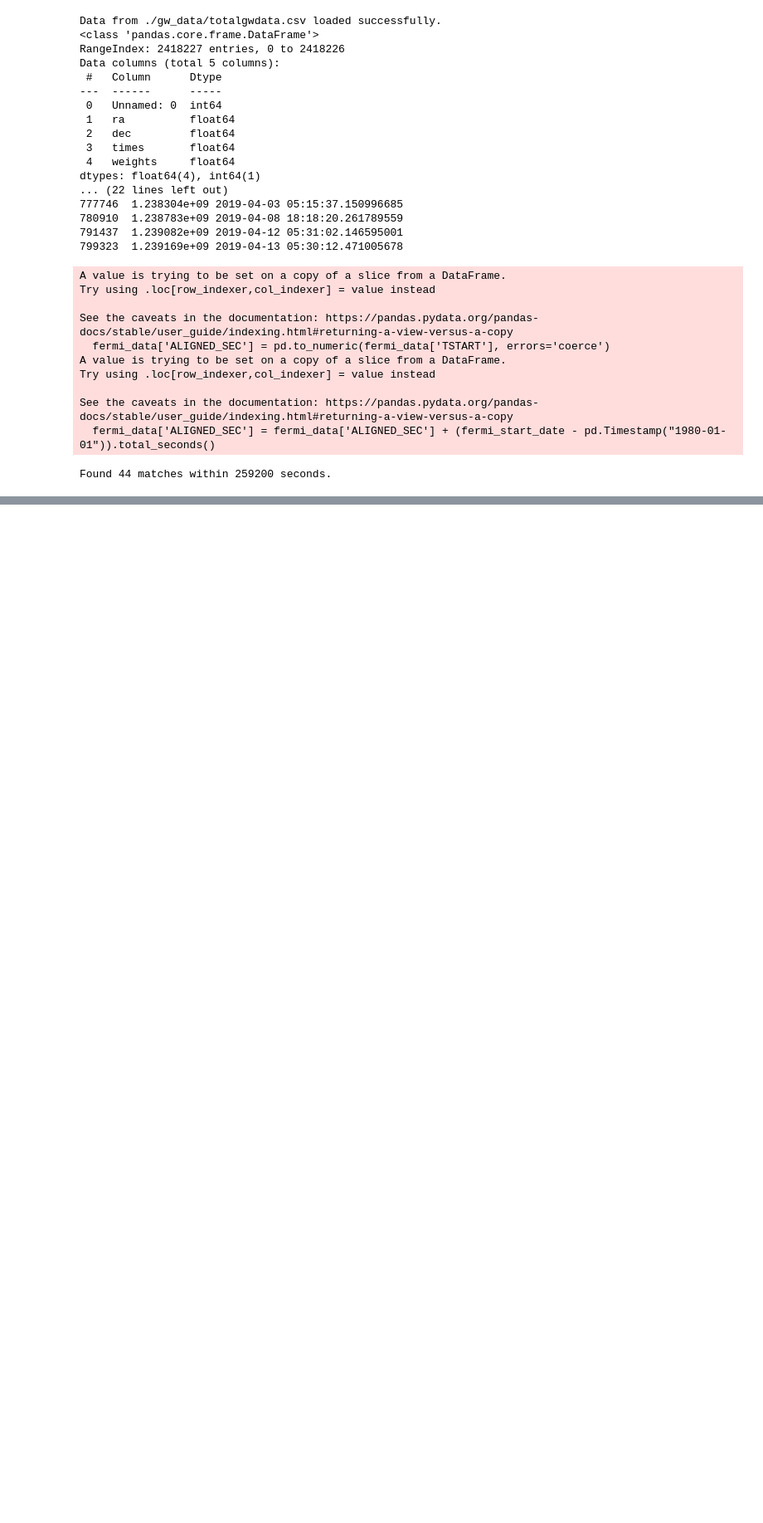
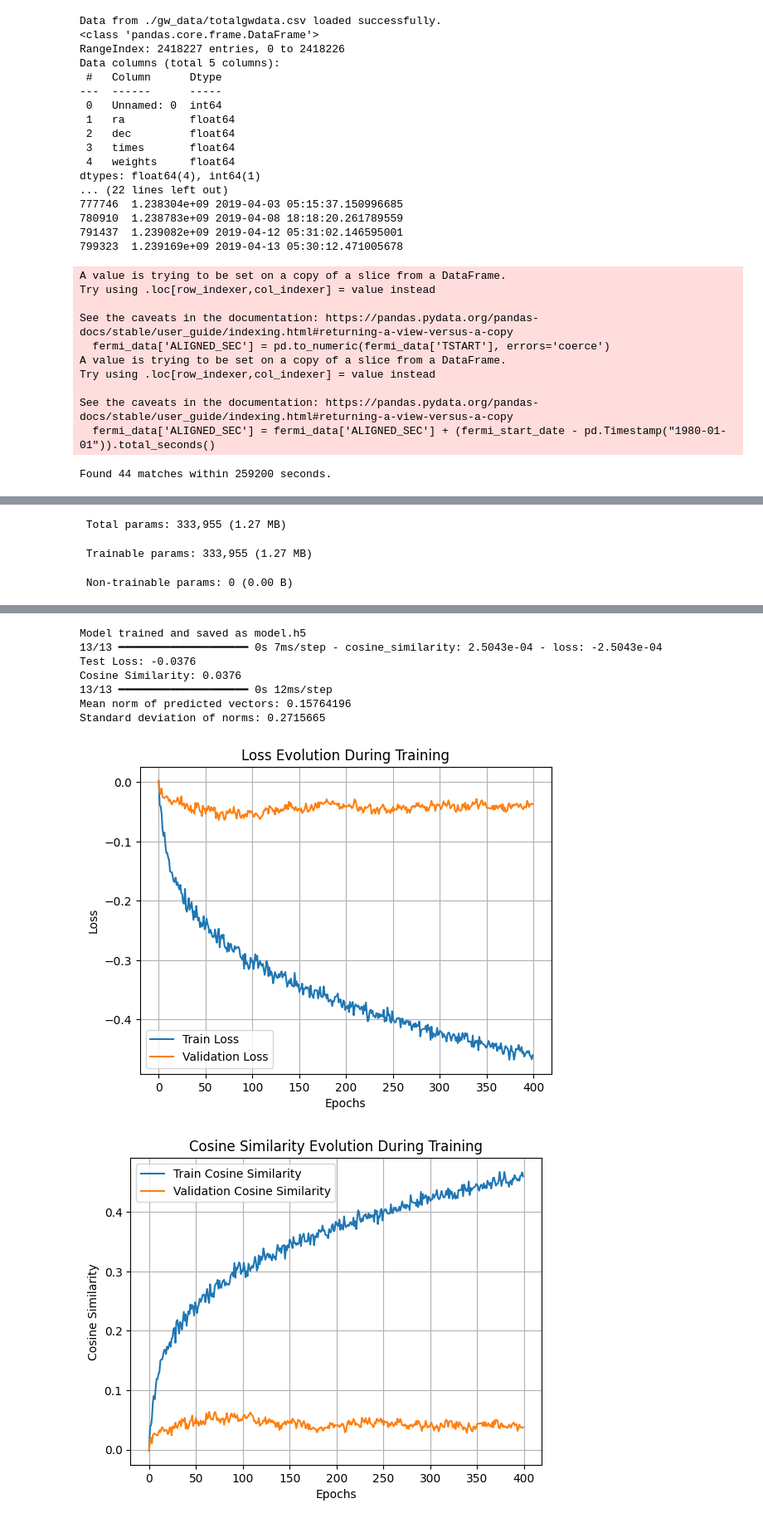
Before and after one commit to PHYS549/group_project_2025, a Jupyter notebook: demo/fermi_position_predictor.ipynb, the cells around one changed output, grey strips where cells are left out. Shown at 83% size. Saved outputs shown, nothing was run; the diff lists cells and outputs as text; code cells hidden in the pictures; blank space fills up the shorter version.

```diff
--- a/demo/fermi_position_predictor.ipynb
+++ b/demo/fermi_position_predictor.ipynb
@@ -191,7 +212,5 @@ Model: "sequential"
 # %%
 # This time, we test model trained without spacecraft orientation data
-# Load data again
-fermi_data = create_dataframe_and_name_column_from_data_files(data_type='fermi')
-input_columns = TRIG_columns + PH_CNT_columns # No Spacecraft Orientation
-
-X_scaled, X_train_scaled, X_test_scaled, y, y_train, y_test = process_data(fermi_data, input_columns)
+no_spacecraft_columns = TRIG_columns + PH_CNT_columns # No Spacecraft Orientation
+model, X_scaled, val_acc_no_ori = train_GRB_localization_model(fermi_data, no_spacecraft_columns)
+# %% [output]
@@ -197,0 +235,3 @@ X_scaled, X_train_scaled, X_test_scaled, y, y_train, y_test = process_data(fermi
+ Total params: 333,955 (1.27 MB)
+ Trainable params: 333,955 (1.27 MB)
+ Non-trainable params: 0 (0.00 B)
@@ -197,0 +256,9 @@ X_scaled, X_train_scaled, X_test_scaled, y, y_train, y_test = process_data(fermi
+Model trained and saved as model.h5
+13/13 ━━━━━━━━━━━━━━━━━━━━ 0s 7ms/step - cosine_similarity: 2.5043e-04 - loss: -2.5043e-04
+Test Loss: -0.0376
+Cosine Similarity: 0.0376
+13/13 ━━━━━━━━━━━━━━━━━━━━ 0s 12ms/step
+Mean norm of predicted vectors: 0.15764196
+Standard deviation of norms: 0.2715665
+[figure, added]
+[figure, added]
```
Also changed, not shown: parts of 24 cells of this notebook.
